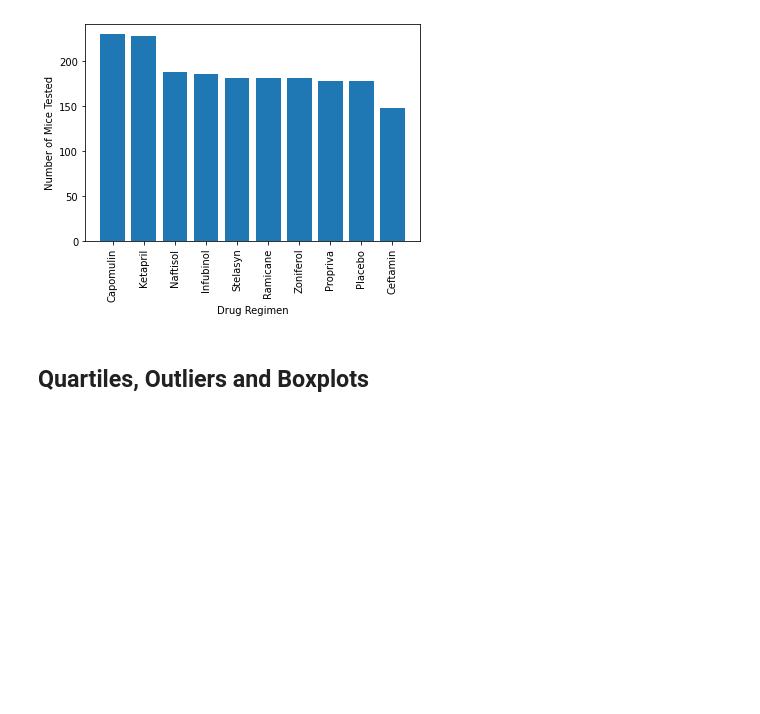
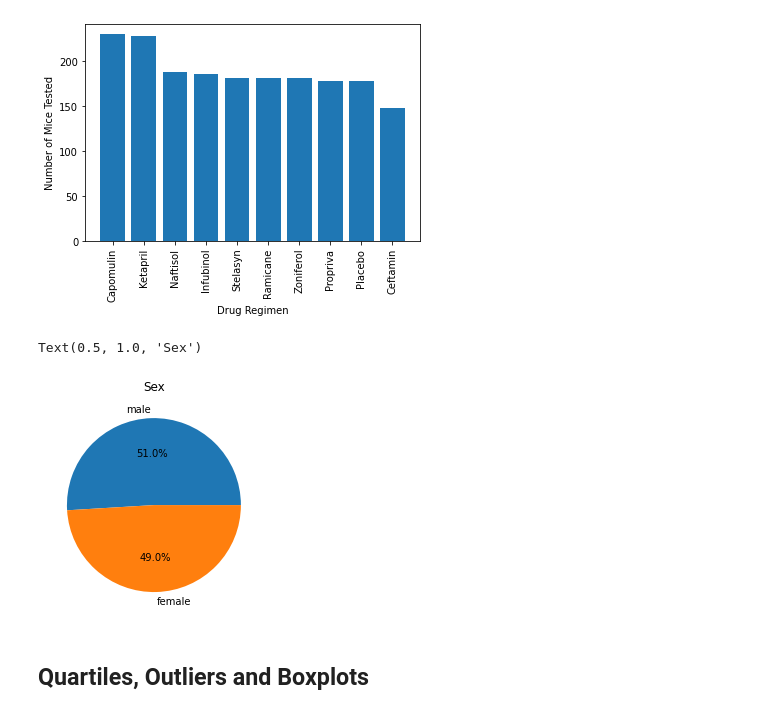
Before and after one commit to maderamel/Pymaceuticals, a Jupyter notebook: pymaceuticals.ipynb, the cells around one changed output. Drawn from its saved outputs; the diff is of its cells as text; code cells hidden in the pictures; blank space fills up the shorter version.

Commit message:
added pie chart pyplt

```diff
--- a/pymaceuticals.ipynb
+++ b/pymaceuticals.ipynb
@@ -163,6 +163,12 @@ plt.show()
 # Generate a pie plot showing the distribution of female versus male mice using Pandas
 # %%
 # Generate a pie plot showing the distribution of female versus male mice using pyplot
+gendercounts = cleandf["Sex"].value_counts()
+plt.pie(gendercounts, labels = ["male", "female"], autopct='%1.1f%%')
+plt.title("Sex")
+# %% [output]
+Text(0.5, 1.0, 'Sex')
+[figure, added]
 # %% [markdown]
 ## Quartiles, Outliers and Boxplots
 # %%
```
